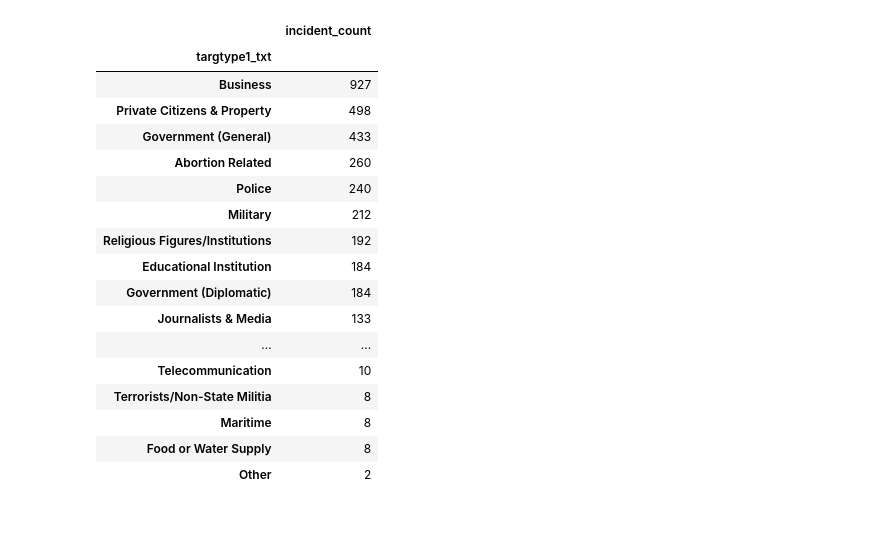
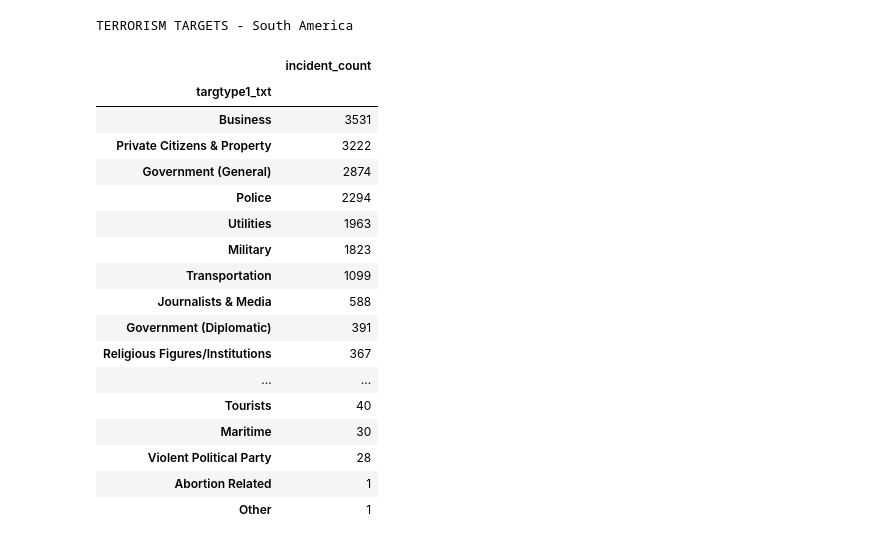
Before and after one commit to alex-hjk/CE4032-DataAnalyticsAndMining-2020, a Jupyter notebook: Vincent/terrorism_eda.ipynb, the cells around one changed output. Drawn from its saved outputs; the diff is of its cells as text; code cells hidden in the pictures.

Commit message:
Vincent: Added Graphs and more regions to the analysis

```diff
--- a/Vincent/terrorism_eda.ipynb
+++ b/Vincent/terrorism_eda.ipynb
@@ -79,31 +272,35 @@ target
 # %%
-# Identifying the motives behind the incidents, for North America
+# Incident Targets - South America, all Terrorist Groups =========================================
 
+regionString = 'South America'
 
-filterBoolean = df['region_txt'] == 'North America'
-filteredTarget = df[filterBoolean]
+filterBoolean = df['region_txt'] == regionString
+filteredDf = df[filterBoolean]
 
-target = filteredTarget.groupby('targtype1_txt').count()
+target = filteredDf.groupby('targtype1_txt').count()
 target = target[['eventid']]
 target.rename(columns = {'eventid' : 'incident_count'}, inplace = True)
 target.sort_values('incident_count', ascending=False, inplace = True)
+print('')
+print('TERRORISM TARGETS - ' + regionString)
 target
 # %% [output]
+TERRORISM TARGETS - South America
 |  | incident_count |
 | targtype1_txt |  |
-| Business | 927 |
-| Private Citizens & Property | 498 |
-| Government (General) | 433 |
-| Abortion Related | 260 |
-| Police | 240 |
-| Military | 212 |
-| Religious Figures/Institutions | 192 |
-| Educational Institution | 184 |
-| Government (Diplomatic) | 184 |
-| Journalists & Media | 133 |
+| Business | 3531 |
+| Private Citizens & Property | 3222 |
+| Government (General) | 2874 |
+| Police | 2294 |
+| Utilities | 1963 |
+| Military | 1823 |
+| Transportation | 1099 |
+| Journalists & Media | 588 |
+| Government (Diplomatic) | 391 |
+| Religious Figures/Institutions | 367 |
 | ... | ... |
-| Telecommunication | 10 |
-| Terrorists/Non-State Militia | 8 |
-| Maritime | 8 |
-| Food or Water Supply | 8 |
-| Other | 2 |
+| Tourists | 40 |
+| Maritime | 30 |
+| Violent Political Party | 28 |
+| Abortion Related | 1 |
+| Other | 1 |
```
Also changed, not shown: parts of 21 cells of this notebook, 2 other files.
